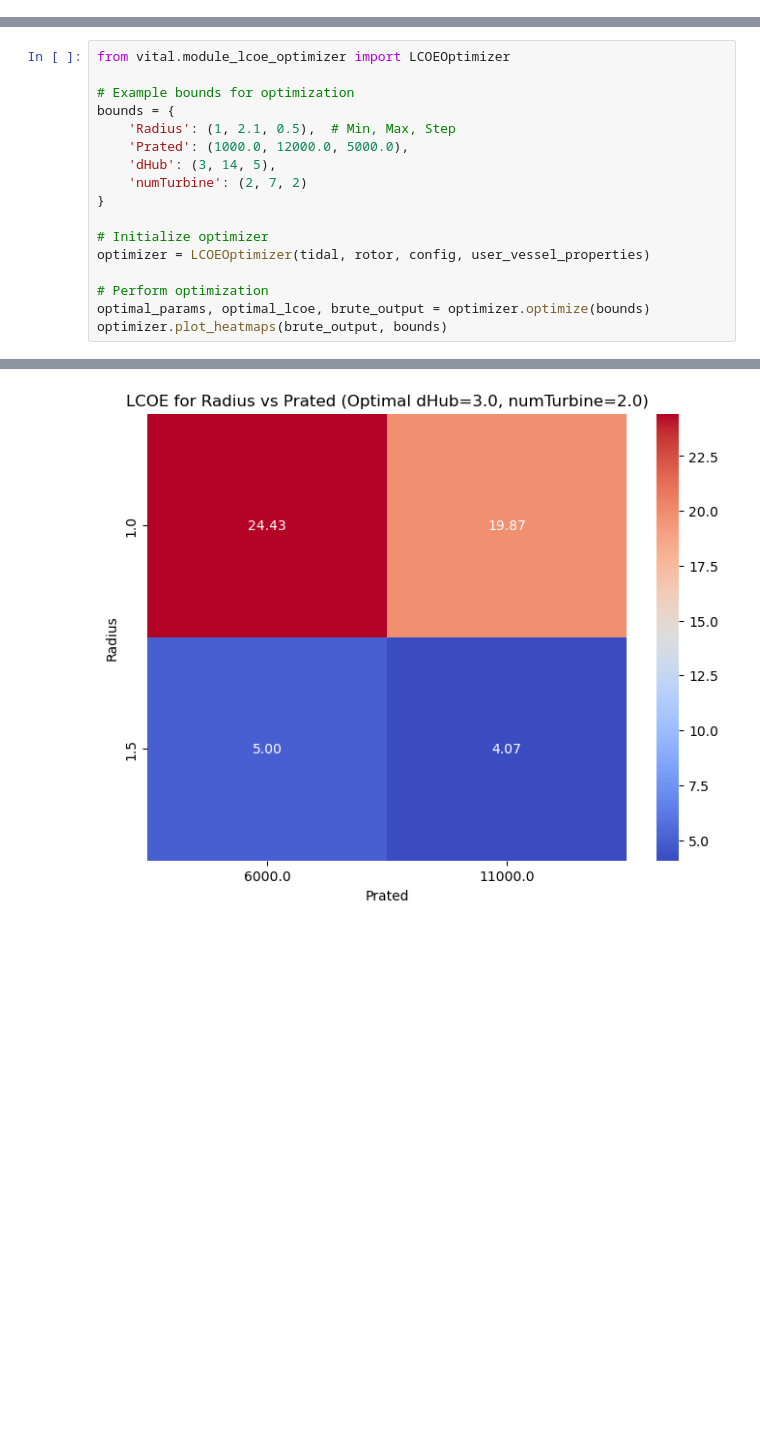
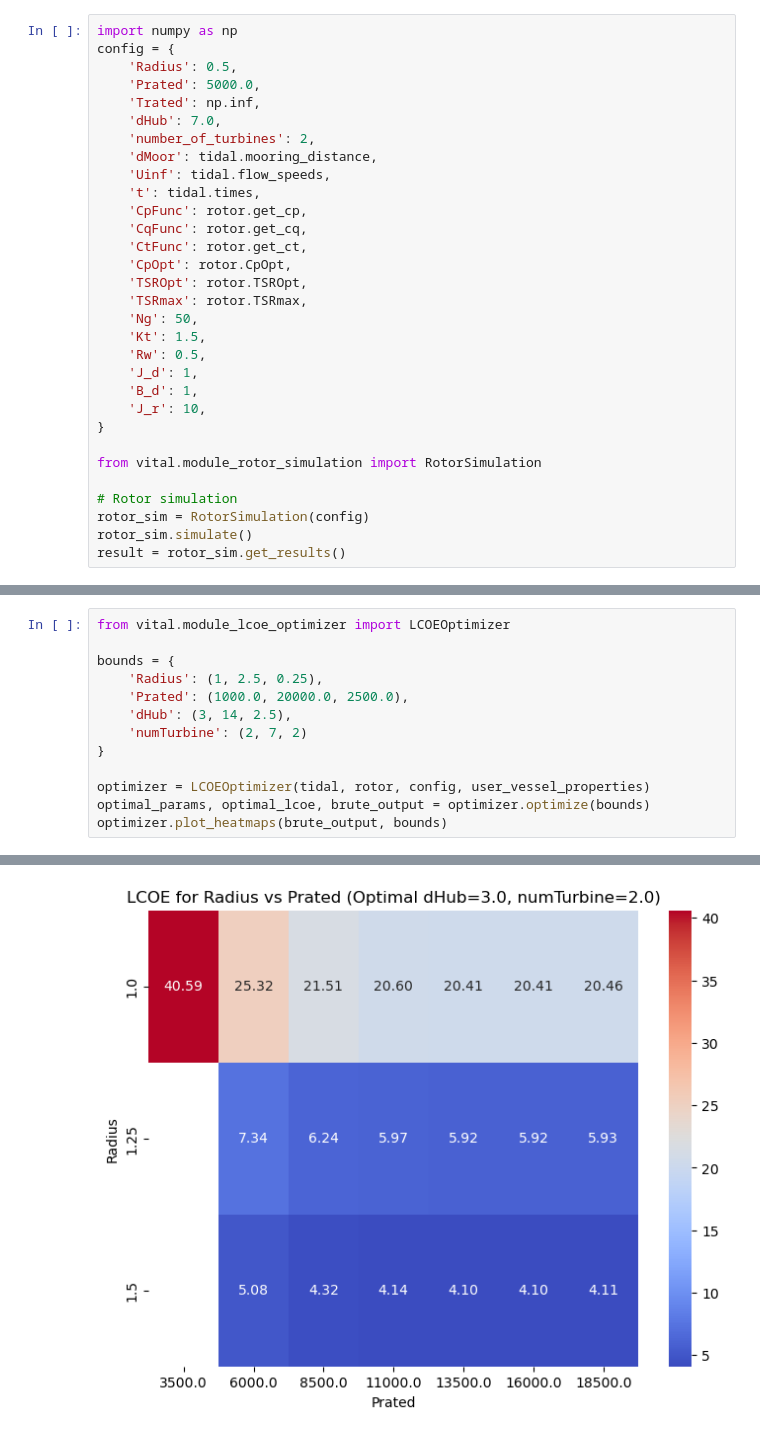
Before and after one commit to akeow/VITAL, a Jupyter notebook: example/Tutorial6_BruteOptimization.ipynb, the cells around one changed output, grey strips where cells are left out. Saved outputs shown, nothing was run; the diff lists cells and outputs as text; blank space fills up the shorter version.

```diff
--- a/example/Tutorial6_BruteOptimization.ipynb
+++ b/example/Tutorial6_BruteOptimization.ipynb
@@ -146,0 +48,31 @@ user_vessel_properties = {
+# %%
+import numpy as np
+config = {
+    'Radius': 0.5,
+    'Prated': 5000.0,
+    'Trated': np.inf,
+    'dHub': 7.0,
+    'number_of_turbines': 2,
+    'dMoor': tidal.mooring_distance,
+    'Uinf': tidal.flow_speeds,
+    't': tidal.times,
+    'CpFunc': rotor.get_cp,
+    'CqFunc': rotor.get_cq,
+    'CtFunc': rotor.get_ct,
+    'CpOpt': rotor.CpOpt,
+    'TSROpt': rotor.TSROpt,
+    'TSRmax': rotor.TSRmax,
+    'Ng': 50,
+    'Kt': 1.5,
+    'Rw': 0.5,
+    'J_d': 1,
+    'B_d': 1,
+    'J_r': 10,
+}
+
+from vital.module_rotor_simulation import RotorSimulation
+
+# Rotor simulation
+rotor_sim = RotorSimulation(config)
+rotor_sim.simulate()
+result = rotor_sim.get_results()
@@ -147,18 +150,14 @@ user_vessel_properties = {
 # %%
 from vital.module_lcoe_optimizer import LCOEOptimizer
 
-# Example bounds for optimization
 bounds = {
-    'Radius': (1, 2.1, 0.5),  # Min, Max, Step
-    'Prated': (1000.0, 12000.0, 5000.0),
-    'dHub': (3, 14, 5),
+    'Radius': (1, 2.5, 0.25),
+    'Prated': (1000.0, 20000.0, 2500.0),
+    'dHub': (3, 14, 2.5),
     'numTurbine': (2, 7, 2)
 }
 
-# Initialize optimizer
 optimizer = LCOEOptimizer(tidal, rotor, config, user_vessel_properties)
-
-# Perform optimization
 optimal_params, optimal_lcoe, brute_output = optimizer.optimize(bounds)
 optimizer.plot_heatmaps(brute_output, bounds)
 # %% [output]
@@ -187 +186 @@ Optimal LCOE: 4.07
-[figure, old version]
+[figure, new version]
```
Also changed, not shown: parts of 16 cells of this notebook, 12 other files.
